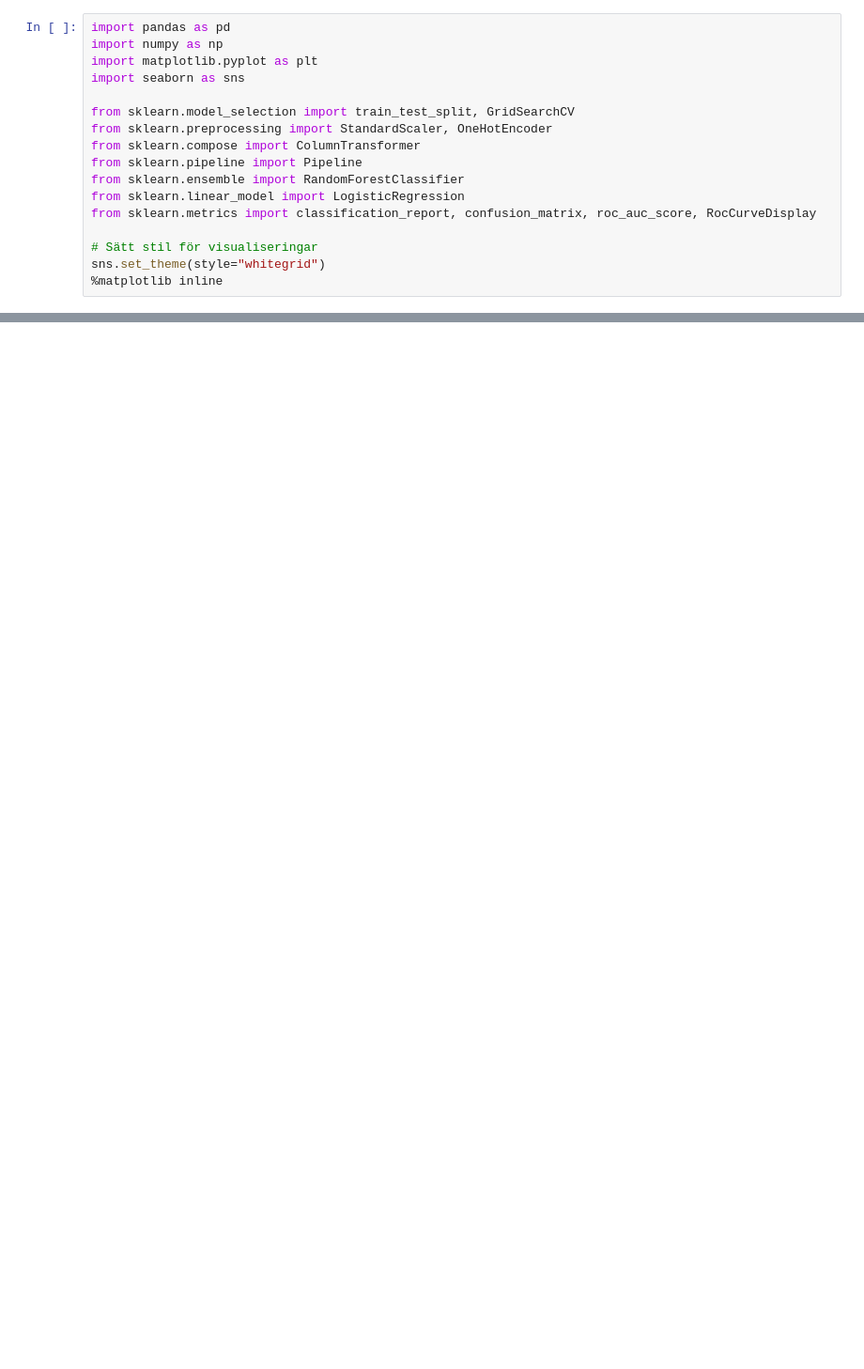
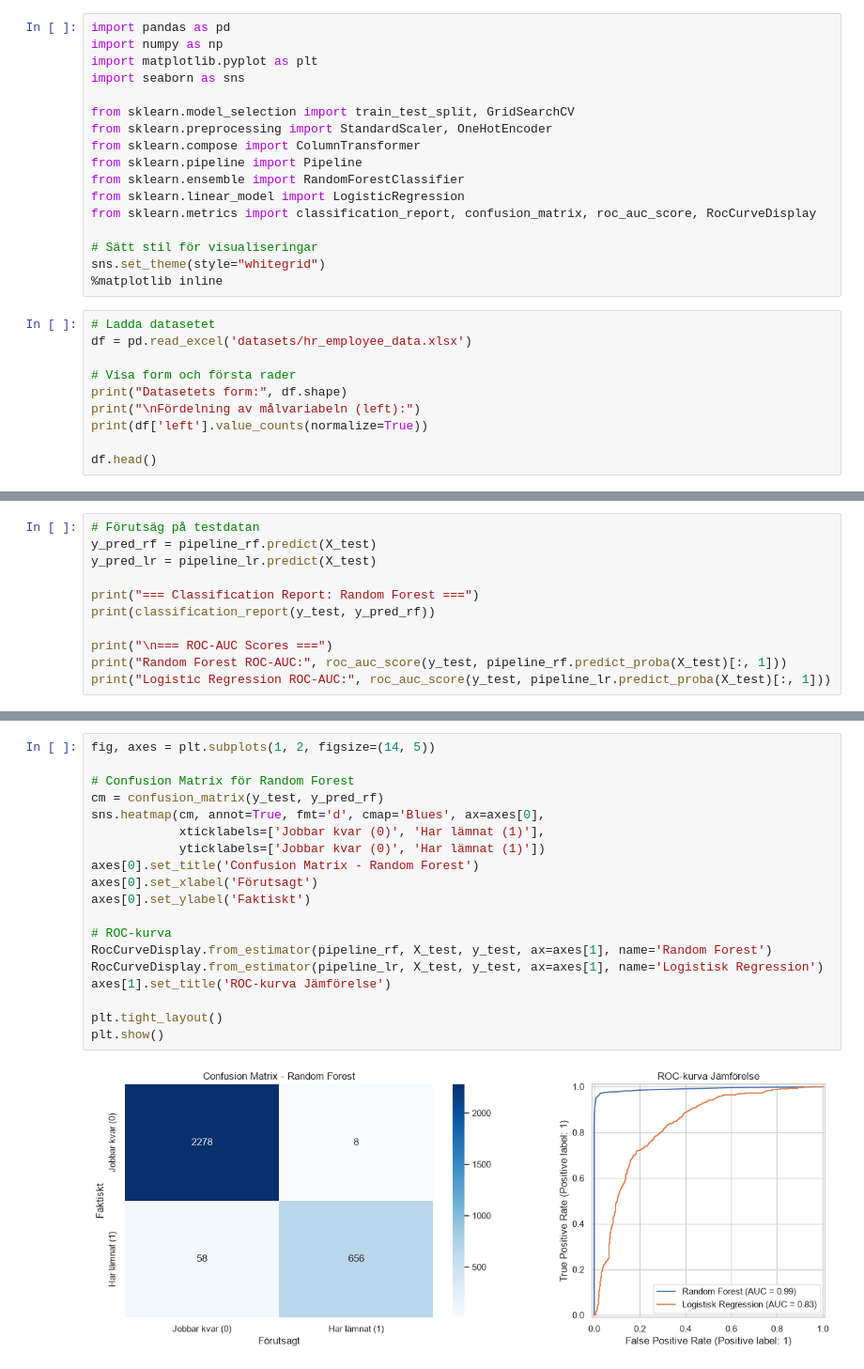
Before and after one commit to Steff-hub-max/ml_kk1, a Jupyter notebook: 04_kapitel4.ipynb, the cells around one changed output, grey strips where cells are left out. Shown at 94% size. Cells and saved outputs as stored; diff of their text form; blank space fills up the shorter version.

```diff
--- a/04_kapitel4.ipynb
+++ b/04_kapitel4.ipynb
@@ -207,3 +205,13 @@ from sklearn.metrics import classification_report, confusion_matrix, roc_auc_sco
 # Sätt stil för visualiseringar
 sns.set_theme(style="whitegrid")
 %matplotlib inline
+# %%
+# Ladda datasetet
+df = pd.read_excel('datasets/hr_employee_data.xlsx')
+
+# Visa form och första rader
+print("Datasetets form:", df.shape)
+print("\nFördelning av målvariabeln (left):")
+print(df['left'].value_counts(normalize=True))
+
+df.head()
@@ -209,0 +287,11 @@ sns.set_theme(style="whitegrid")
+# %%
+# Förutsäg på testdatan
+y_pred_rf = pipeline_rf.predict(X_test)
+y_pred_lr = pipeline_lr.predict(X_test)
+
+print("=== Classification Report: Random Forest ===")
+print(classification_report(y_test, y_pred_rf))
+
+print("\n=== ROC-AUC Scores ===")
+print("Random Forest ROC-AUC:", roc_auc_score(y_test, pipeline_rf.predict_proba(X_test)[:, 1]))
+print("Logistic Regression ROC-AUC:", roc_auc_score(y_test, pipeline_lr.predict_proba(X_test)[:, 1]))
@@ -209,0 +313,21 @@ sns.set_theme(style="whitegrid")
+# %%
+fig, axes = plt.subplots(1, 2, figsize=(14, 5))
+
+# Confusion Matrix för Random Forest
+cm = confusion_matrix(y_test, y_pred_rf)
+sns.heatmap(cm, annot=True, fmt='d', cmap='Blues', ax=axes[0],
+            xticklabels=['Jobbar kvar (0)', 'Har lämnat (1)'],
+            yticklabels=['Jobbar kvar (0)', 'Har lämnat (1)'])
+axes[0].set_title('Confusion Matrix - Random Forest')
+axes[0].set_xlabel('Förutsagt')
+axes[0].set_ylabel('Faktiskt')
+
+# ROC-kurva
+RocCurveDisplay.from_estimator(pipeline_rf, X_test, y_test, ax=axes[1], name='Random Forest')
+RocCurveDisplay.from_estimator(pipeline_lr, X_test, y_test, ax=axes[1], name='Logistisk Regression')
+axes[1].set_title('ROC-kurva Jämförelse')
+
+plt.tight_layout()
+plt.show()
+# %% [output]
+[figure, added]
```
Also changed, not shown: parts of 25 cells of this notebook, 1 other file.
